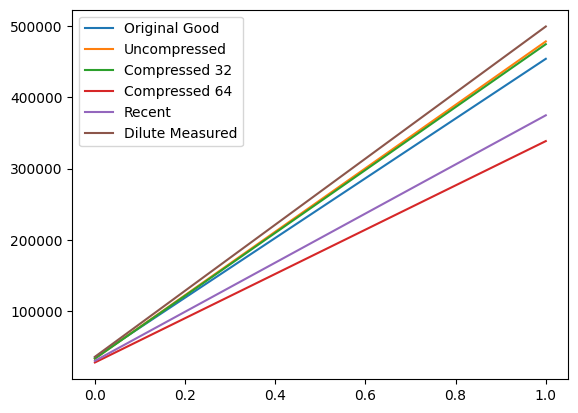
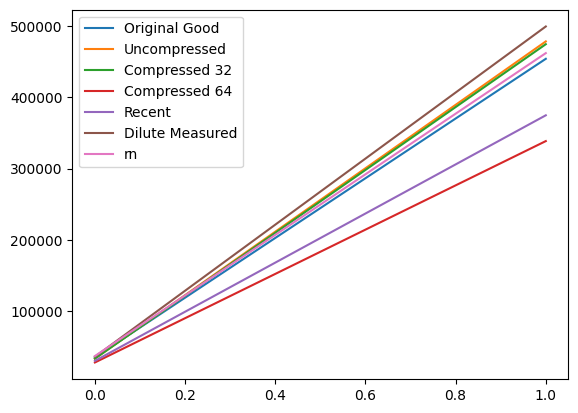
The notebook cell's code change between the first figure and the second:
--- before
+++ after
@@ -7,4 +7,5 @@
 recent = [30.257e3, 374.764e3]
 dilute_measured = [35.974e3, 499.374e3]
+rn = [37.e3,462.e3]
 
 plt.plot(og_good, label='Original Good')
@@ -14,3 +15,4 @@
 plt.plot(recent, label='Recent')
 plt.plot(dilute_measured, label='Dilute Measured')
+plt.plot(rn, label='rn')
 plt.legend()

Commit: monitored rabi data